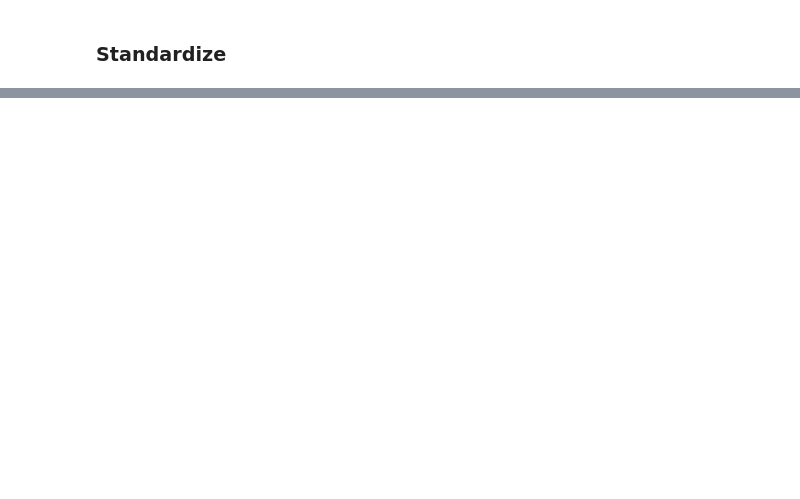
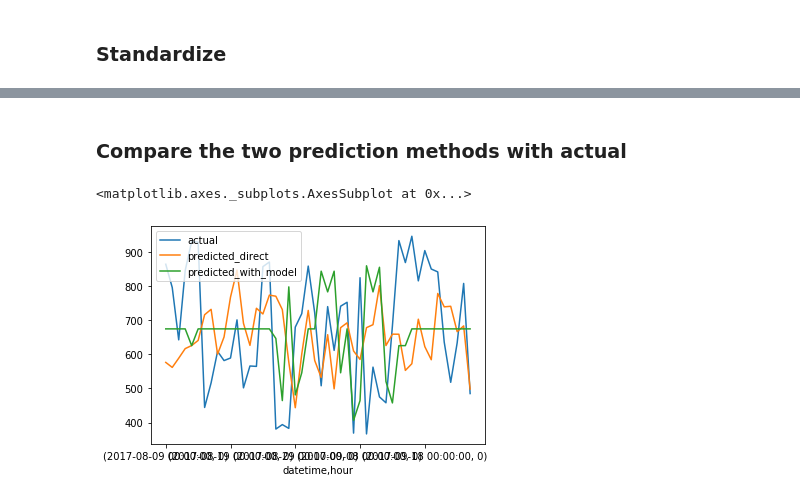
Before and after one commit to amy-wang/thesis2, a Jupyter notebook: data/Simple Dispatch Output.ipynb, the cells around one changed output, grey strips where cells are left out. Cells and saved outputs as stored; diff of their text form; code cells hidden in the pictures; blank space fills up the shorter version.

Commit message:
predicting MEF with the simple dispatch model

```diff
--- a/data/Simple Dispatch Output.ipynb
+++ b/data/Simple Dispatch Output.ipynb
@@ -322,0 +304,26 @@ Y_test.to_csv("predict_simple_dispatch/Y_test.csv")
+# %%
+# Load actual MEFs from simple dispatch and direct MEF predictions
+
+simple_dispatch_mef = pd.read_csv('Predictions/actual_mef_test.csv', usecols = ['year','month', 'day', 'hour', 'value'])
+predicted_direct_mef = pd.read_csv('Predictions/direct_mef_pred.csv', usecols = ['year','month', 'day', 'hour', 'value'])
+
+simple_dispatch_mef = simple_dispatch_mef.rename(columns = {'value': 'actual'})
+predicted_direct_mef = predicted_direct_mef.rename(columns = {'value': 'predicted_direct'})
+# %%
+# Merge this with previous predictions
+mef = simple_dispatch_mef.merge(predicted_direct_mef, how='inner', on=['year', 'month', 'day', 'hour'])
+mef = mef.merge(predicted_mef_df, how='inner', on=['year', 'month', 'day', 'hour'])
+# %% [markdown]
+### Compare the two prediction methods with actual
+# %%
+# First 150 values
+mef = mef.drop(['year', 'month', 'day', 'fossil gen', 'week'], axis = 1)
+# %%
+mef = mef.set_index(['datetime', 'hour'])
+# %%
+# Look at the first 2 days
+mef_head = mef.head(48)
+mef_head.plot()
+# %% [output]
+<matplotlib.axes._subplots.AxesSubplot at 0x...>
+[figure, added]
```
Also changed, not shown: parts of 47 cells of this notebook, 3 other files.
